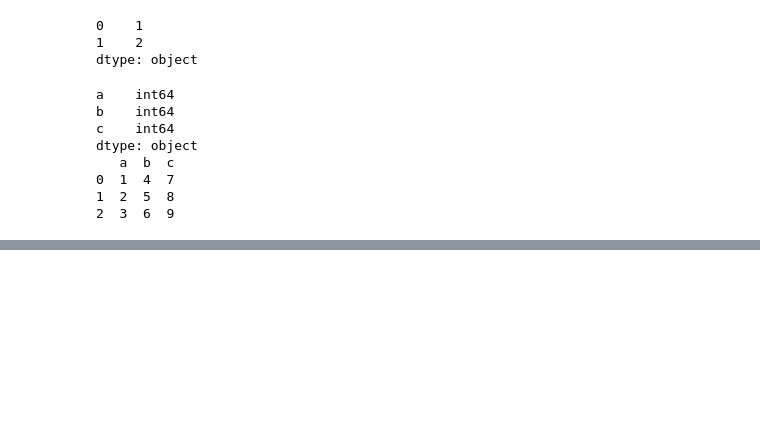
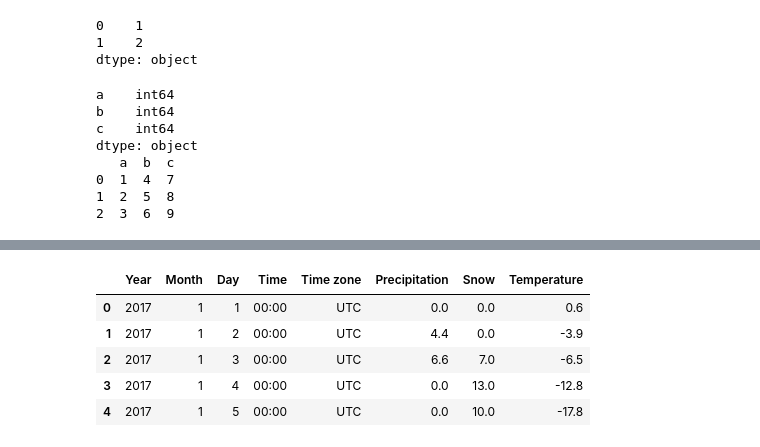
Before and after one commit to tauimonen/Data-science, a Jupyter notebook: advanced_numpy.ipynb, the cells around one changed output, grey strips where cells are left out. Saved outputs shown, nothing was run; the diff lists cells and outputs as text; code cells hidden in the pictures; blank space fills up the shorter version.

```diff
--- a/advanced_numpy.ipynb
+++ b/advanced_numpy.ipynb
@@ -1621,0 +1898,12 @@ dtype: object
+# %%
+wh4 = wh3.copy()
+wh4.loc[wh4.Precipitation == -1, "Precipitation"] = 0
+wh4.loc[wh4.Snow == -1, "Snow"] = 0
+wh4.head()
+# %% [output]
+|  | Year | Month | Day | Time | Time zone | Precipitation | Snow | Temperature |
+| 0 | 2017 | 1 | 1 | 00:00 | UTC | 0.0 | 0.0 | 0.6 |
+| 1 | 2017 | 1 | 2 | 00:00 | UTC | 4.4 | 0.0 | -3.9 |
+| 2 | 2017 | 1 | 3 | 00:00 | UTC | 6.6 | 7.0 | -6.5 |
+| 3 | 2017 | 1 | 4 | 00:00 | UTC | 0.0 | 13.0 | -12.8 |
+| 4 | 2017 | 1 | 5 | 00:00 | UTC | 0.0 | 10.0 | -17.8 |
```
Also changed, not shown: parts of 35 cells of this notebook.
